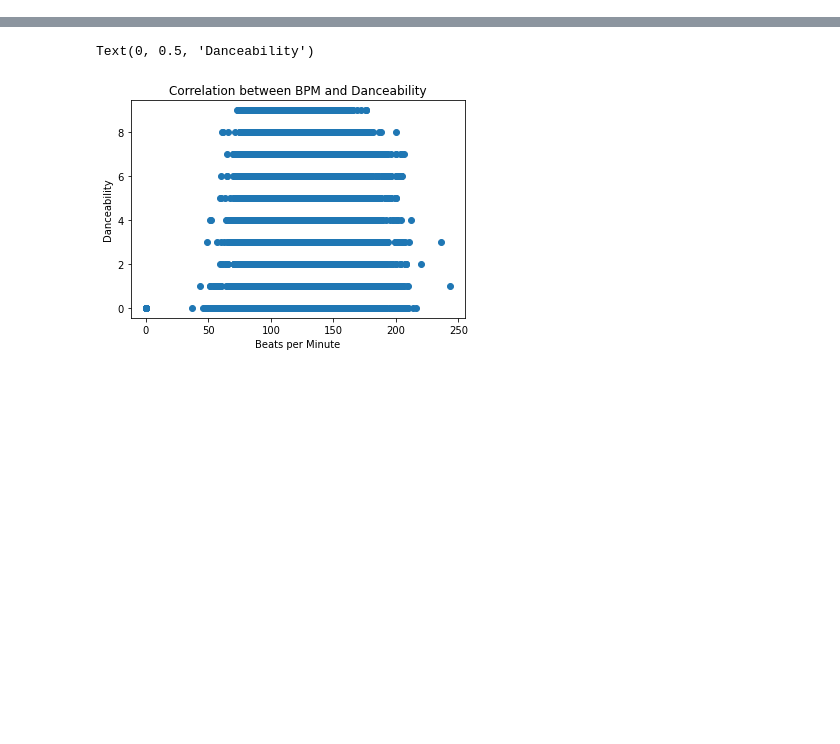
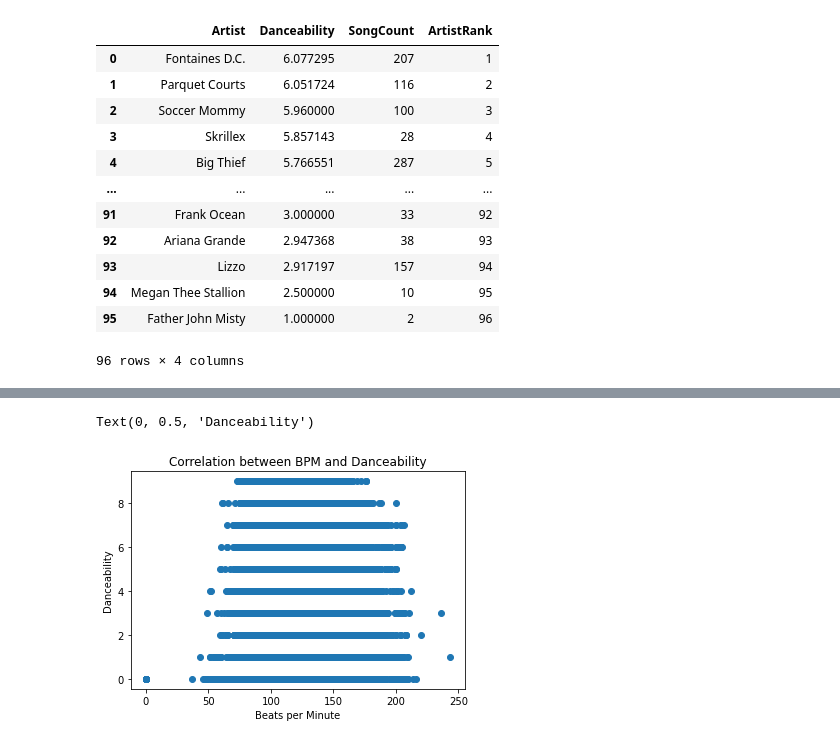
Before and after one commit to ouyang-yang/HTML, a Jupyter notebook: ML_FP_observation.ipynb, the cells around one changed output, grey strips where cells are left out. Drawn from its saved outputs; the diff is of its cells as text; code cells hidden in the pictures; blank space fills up the shorter version.

```diff
--- a/ML_FP_observation.ipynb
+++ b/ML_FP_observation.ipynb
@@ -45,0 +52,22 @@ df_tr1
+# %%
+df_tr1 = df_tr[['Artist', 'Danceability']]
+df_tr1 = df_tr1.groupby('Artist', as_index=False).mean().sort_values('Danceability', ascending=False)
+song_counts = df_tr['Artist'].value_counts().reset_index()
+song_counts.columns = ['Artist', 'SongCount']
+df_tr1 = df_tr1.merge(song_counts, on='Artist')
+df_tr1['ArtistRank'] = df_tr1['Danceability'].rank(ascending=False, method='min').astype(int)
+df_tr1
+# %% [output]
+|  | Artist | Danceability | SongCount | ArtistRank |
+| 0 | Fontaines D.C. | 6.077295 | 207 | 1 |
+| 1 | Parquet Courts | 6.051724 | 116 | 2 |
+| 2 | Soccer Mommy | 5.960000 | 100 | 3 |
+| 3 | Skrillex | 5.857143 | 28 | 4 |
+| 4 | Big Thief | 5.766551 | 287 | 5 |
+| ... | ... | ... | ... | ... |
+| 91 | Frank Ocean | 3.000000 | 33 | 92 |
+| 92 | Ariana Grande | 2.947368 | 38 | 93 |
+| 93 | Lizzo | 2.917197 | 157 | 94 |
+| 94 | Megan Thee Stallion | 2.500000 | 10 | 95 |
+| 95 | Father John Misty | 1.000000 | 2 | 96 |
+96 rows × 4 columns
```
Also changed, not shown: parts of 7 cells of this notebook, 4 other files.
